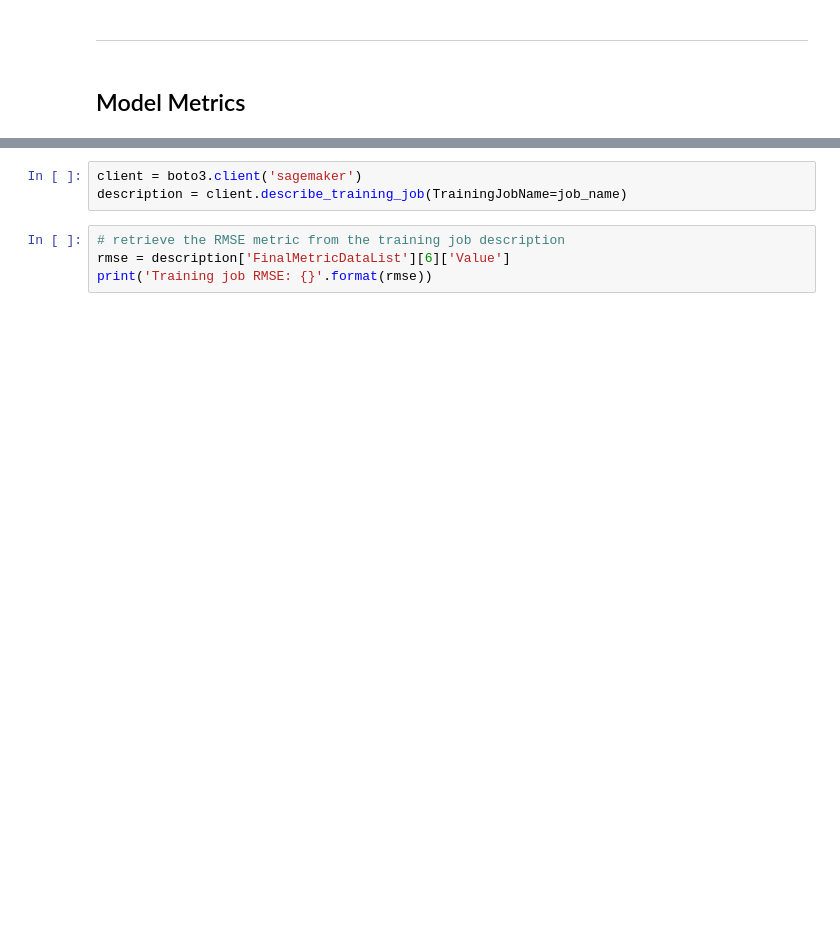
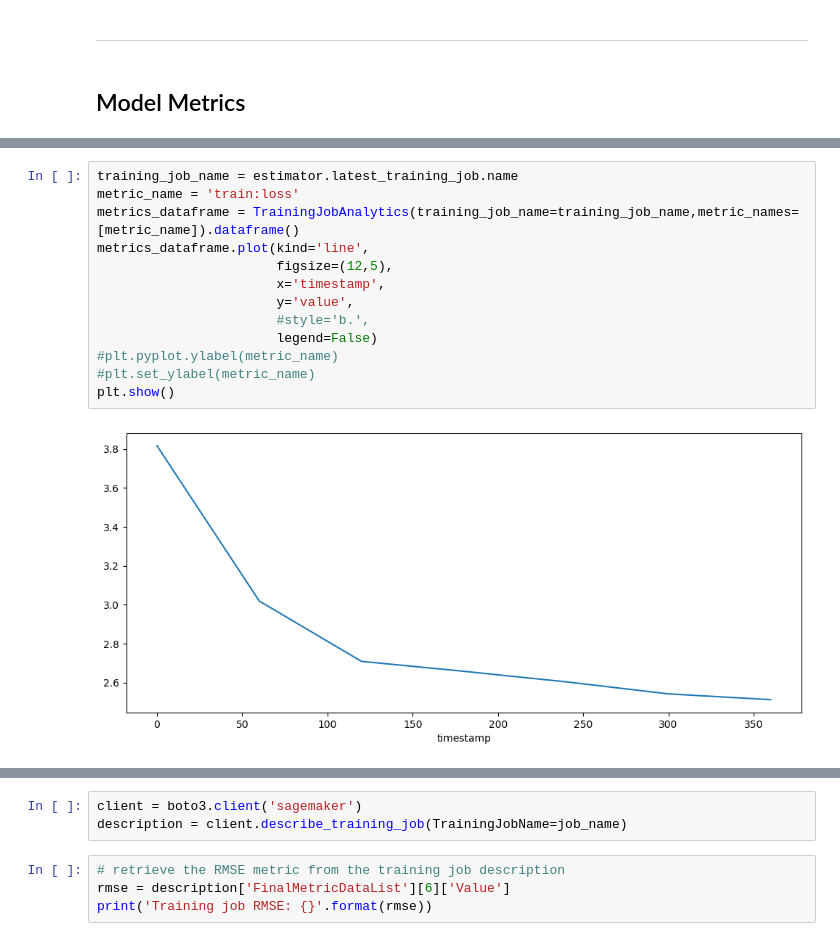
Before and after one commit to zalvatore/Predicting_Police_Activity, a Jupyter notebook: 3_Calls_ DeepAR.ipynb, the cells around one changed output, grey strips where cells are left out. Saved outputs shown, nothing was run; the diff lists cells and outputs as text; blank space fills up the shorter version.

```diff
--- a/3_Calls_ DeepAR.ipynb
+++ b/3_Calls_ DeepAR.ipynb
@@ -292,3 +327,18 @@ plt.show()
+# %%
+training_job_name = estimator.latest_training_job.name
+metric_name = 'train:loss'
+metrics_dataframe = TrainingJobAnalytics(training_job_name=training_job_name,metric_names=[metric_name]).dataframe()
+metrics_dataframe.plot(kind='line',
+                       figsize=(12,5),
+                       x='timestamp',
+                       y='value',
+                       #style='b.',
+                       legend=False)
+#plt.pyplot.ylabel(metric_name)
+#plt.set_ylabel(metric_name)
+plt.show()
+# %% [output]
+[figure, added]
 # %%
 training_job_name = estimator.latest_training_job.name
 metric_name = 'test:mean_wQuantileLoss'
```
Also changed, not shown: parts of 30 cells of this notebook.
